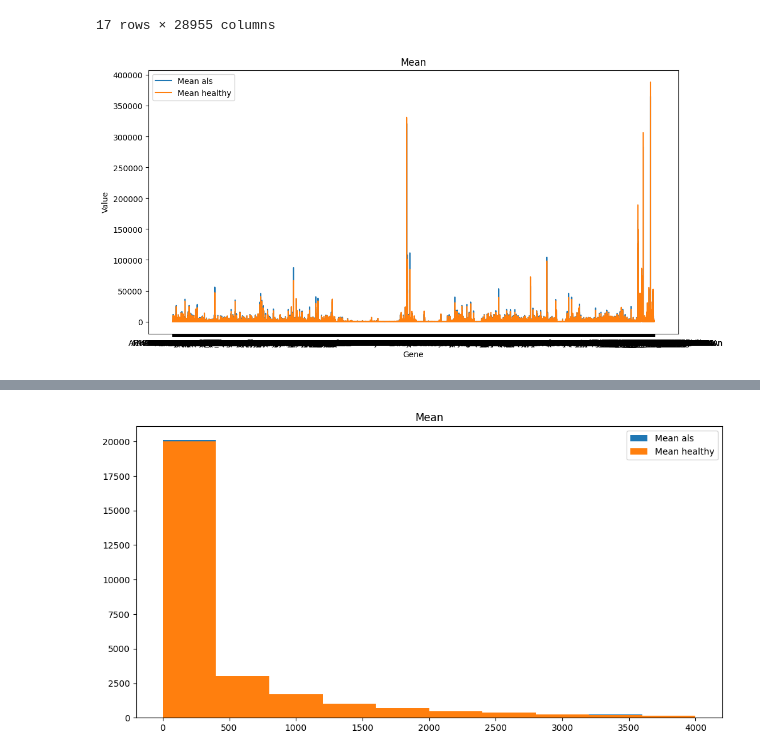
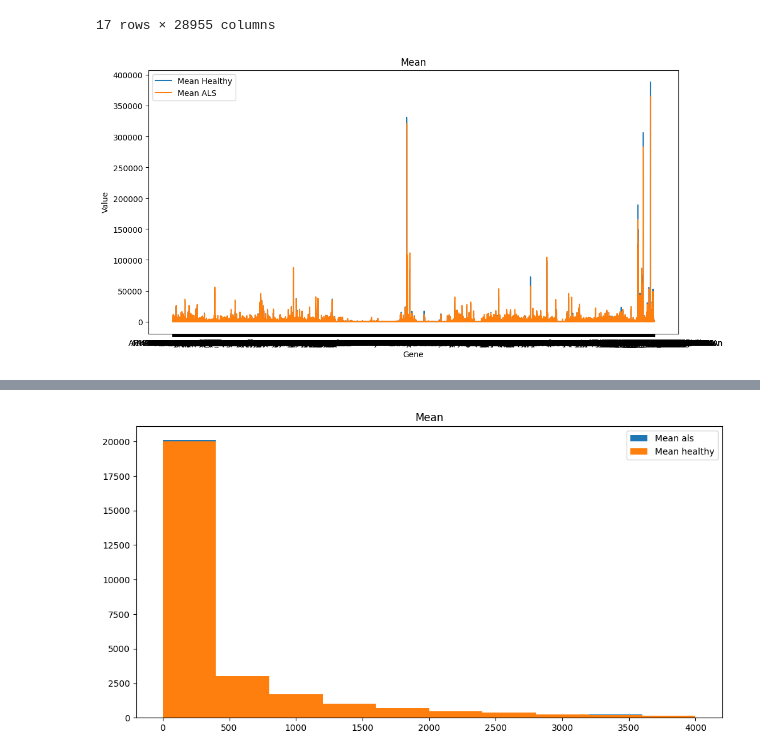
Before and after one commit to demic-dev/als-biomarker-identification-project, a Jupyter notebook: Report.ipynb, the cells around one changed output, grey strips where cells are left out. Drawn from its saved outputs; the diff is of its cells as text; code cells hidden in the pictures.

Commit message:
compare_two_groups

```diff
--- a/Report.ipynb
+++ b/Report.ipynb
@@ -396,12 +430,12 @@ healthy
 | GSM3533396 | Frontal Cortex | Non-Neurological Control | 33 | 164 | 0 | 2555 | 81 | 55 | 1 | 6 | ... |
 17 rows × 28955 columns
 # %%
-def compare_healthy_als(healty_patients, als_patients) -> None:
+def compare_two_groups(group1, group2, label_1, label_2) -> None:
     '''
     This method plots the mean, median and standard deviation of each gene and shows the plot.
     '''
-    mean_healthy = healty_patients.drop(columns=['cns subregion', 'sample group']).mean()
-    mean_als = als_patients.drop(columns=['cns subregion', 'sample group']).mean()
+    mean_group1 = group1.drop(columns=['cns subregion', 'sample group']).mean()
+    mean_group2 = group2.drop(columns=['cns subregion', 'sample group']).mean()
     # mean = self.__genes_counts.mean()
     # median = self.__genes_counts.median()
     # std_dev = self.__genes_counts.std()
@@ -409,8 +443,8 @@ def compare_healthy_als(healty_patients, als_patients) -> None:
     # Plot mean, median, and standard deviation
     plt.figure(figsize=(12, 6))
 
-    plt.plot(mean_als, label='Mean als')
-    plt.plot(mean_healthy, label='Mean healthy')
+    plt.plot(mean_group1, label=label_1)
+    plt.plot(mean_group2, label=label_2)
 
 
 
@@ -424,7 +458,7 @@ def compare_healthy_als(healty_patients, als_patients) -> None:
 
     plt.show()
     return
-
-compare_healthy_als(healthy, als_patients )
-# %% [output]
-[figure, removed]
+# %%
+compare_two_groups(healthy, als_patients, "Mean Healthy", "Mean ALS")
+# %% [output]
+[figure, added]
```
Also changed, not shown: parts of 5 cells of this notebook.
